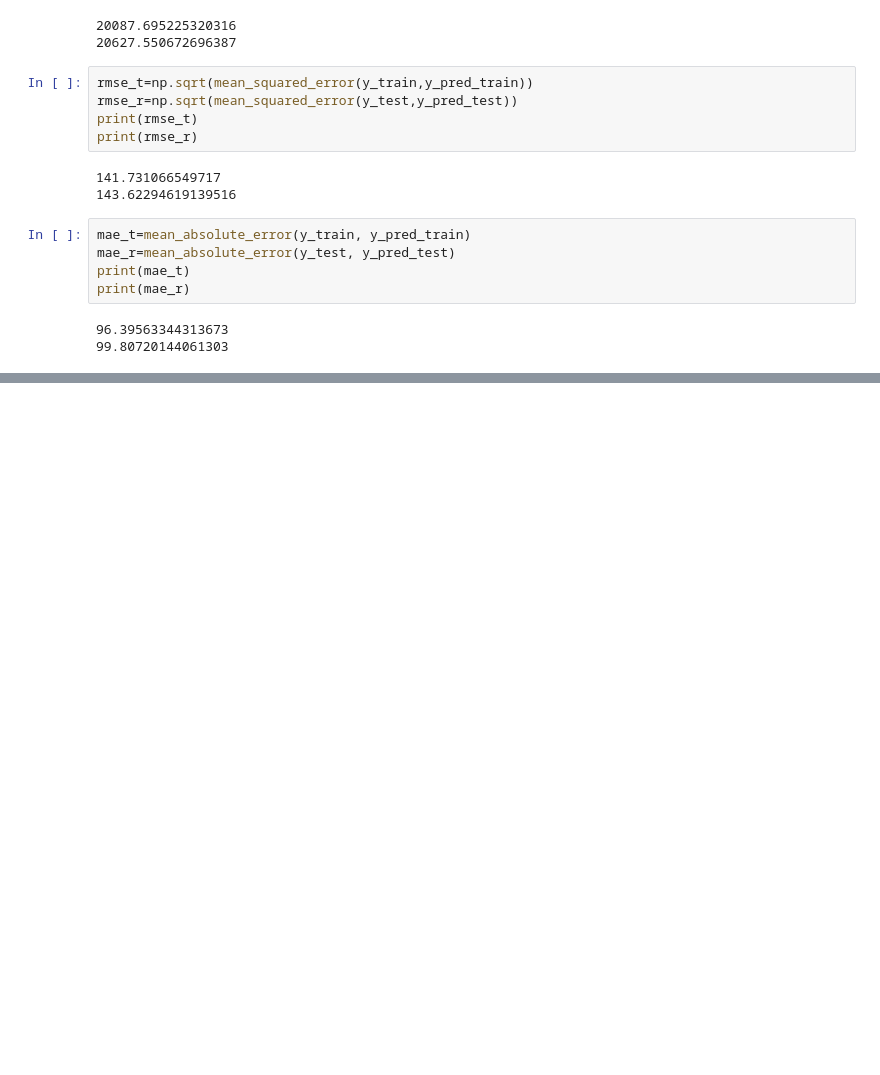
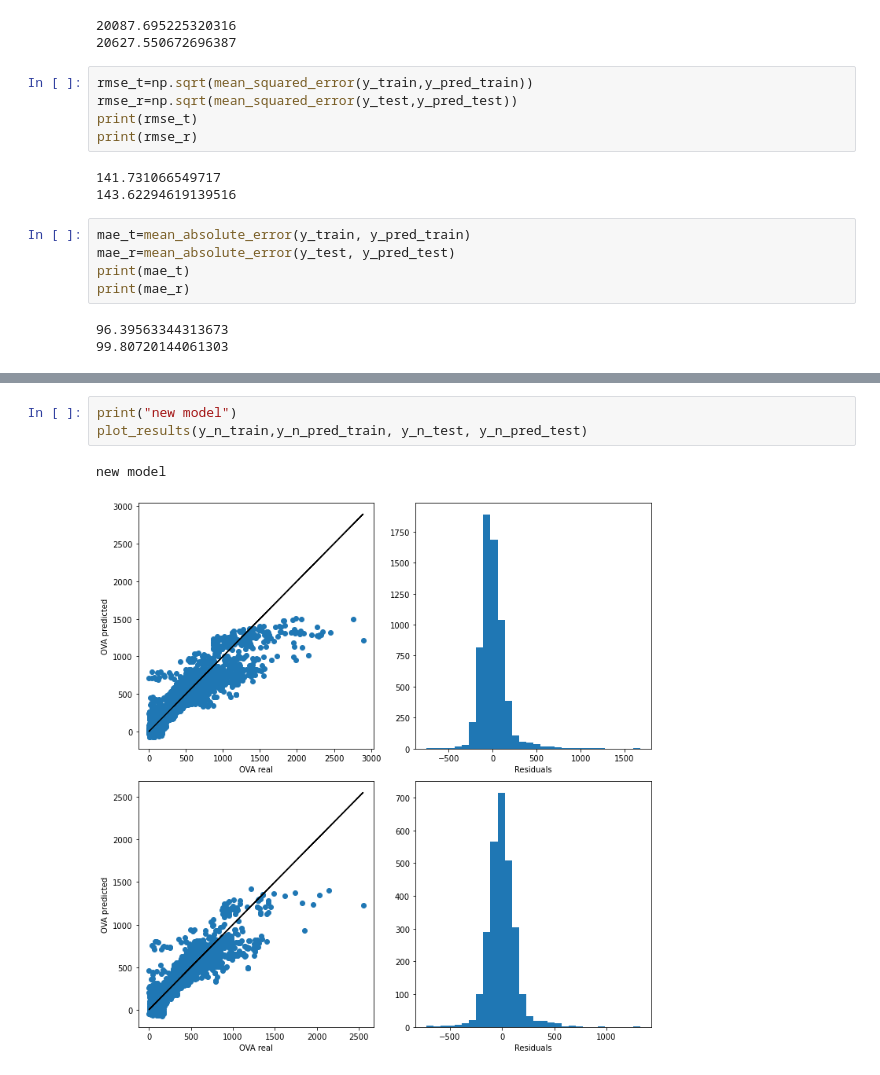
Before and after one commit to GuiMacc/lab-customer-analysis-round-7, a Jupyter notebook: files_for_lab/lab_solutions.ipynb, the cells around one changed output, grey strips where cells are left out. Drawn from its saved outputs; the diff is of its cells as text; blank space fills up the shorter version.

```diff
--- a/files_for_lab/lab_solutions.ipynb
+++ b/files_for_lab/lab_solutions.ipynb
@@ -770,0 +794,6 @@ old test mae is: 99.80720144061303
+# %%
+print("new model")
+plot_results(y_n_train,y_n_pred_train, y_n_test, y_n_pred_test)
+# %% [output]
+new model
+[figure, added]
```
Also changed, not shown: parts of 56 cells of this notebook.
